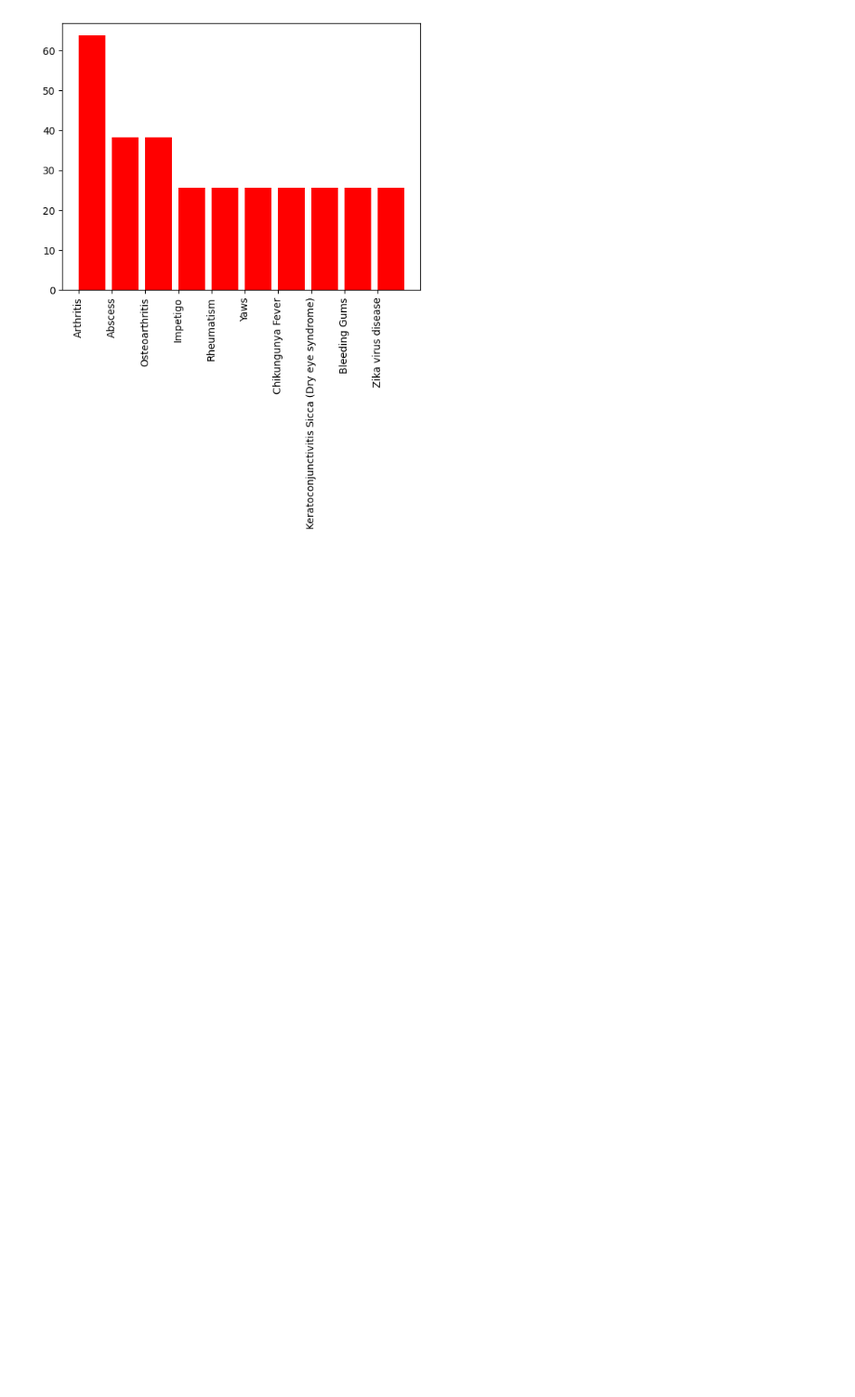
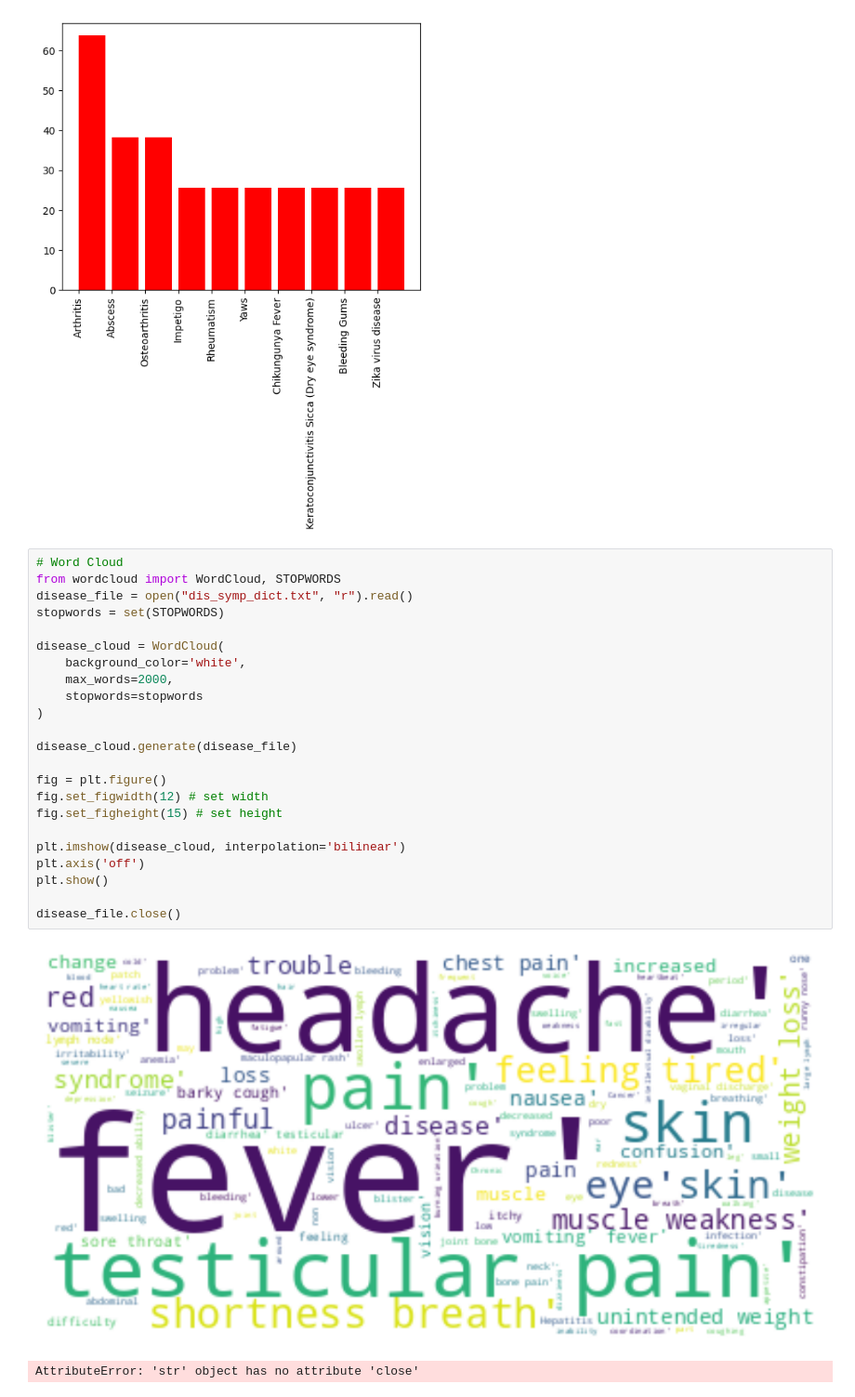
Before and after one commit to aneeshdamle11/Data-Science-Project, a Jupyter notebook: preprocessing/data_visualization.ipynb, the cells around one changed output. Shown: that part at 93% size. Saved outputs shown, nothing was run; the diff lists cells and outputs as text; blank space fills up the shorter version.

Commit message:
Added super-duper word cloud

```diff
--- a/preprocessing/data_visualization.ipynb
+++ b/preprocessing/data_visualization.ipynb
@@ -42,3 +42,29 @@ plt.xticks(X, rotation='vertical')
 plt.show()
 # %% [output]
 [figure]
+# %%
+# Word Cloud
+from wordcloud import WordCloud, STOPWORDS
+disease_file = open("dis_symp_dict.txt", "r").read()
+stopwords = set(STOPWORDS)
+
+disease_cloud = WordCloud(
+    background_color='white',
+    max_words=2000,
+    stopwords=stopwords
+)
+
+disease_cloud.generate(disease_file)
+
+fig = plt.figure()
+fig.set_figwidth(12) # set width
+fig.set_figheight(15) # set height
+
+plt.imshow(disease_cloud, interpolation='bilinear')
+plt.axis('off')
+plt.show()
+
+disease_file.close()
+# %% [output]
+[figure, added]
+AttributeError: 'str' object has no attribute 'close'
```
Also changed, not shown: parts of 1 cell of this notebook.
